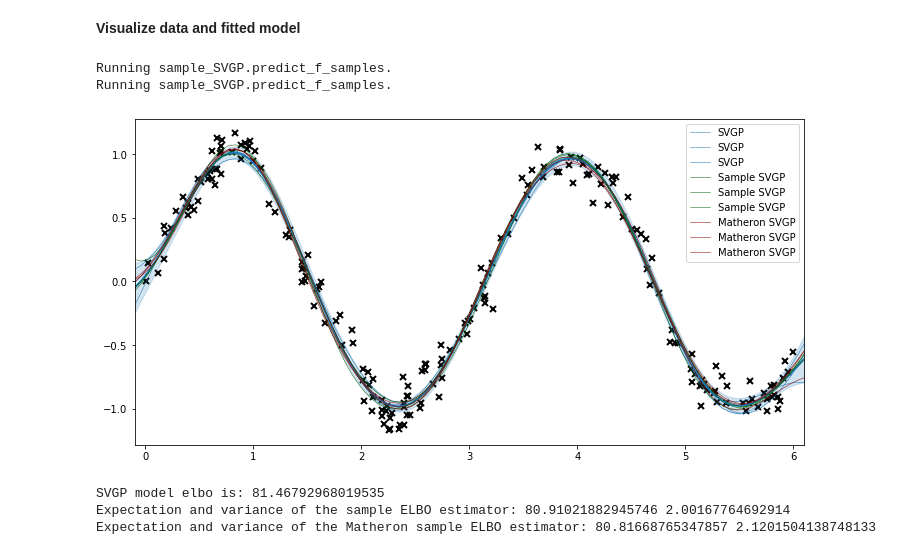
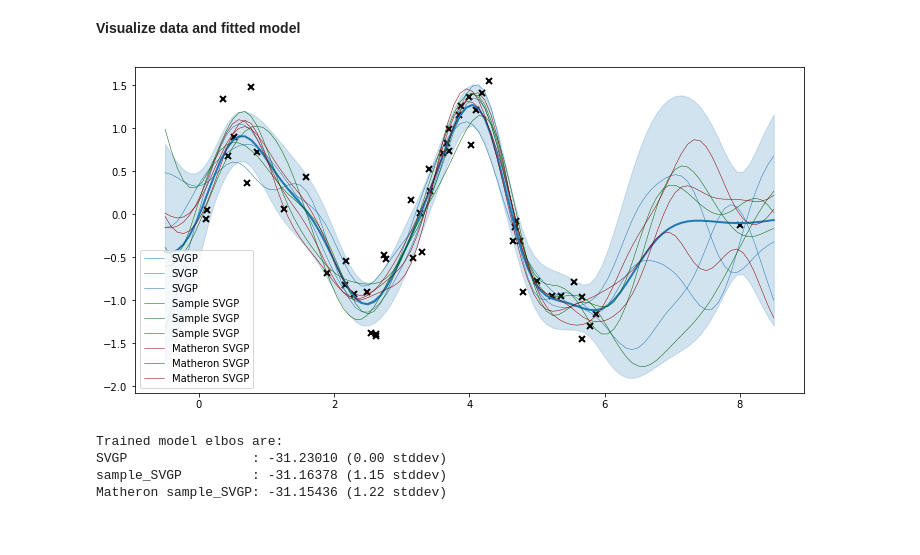
Before and after one commit to markvdw/invgp, a Jupyter notebook: notebooks/sample_SVGP_demo_1d_regression.ipynb, the cells around one changed output. Saved outputs shown, nothing was run; the diff lists cells and outputs as text; code cells hidden in the pictures.

```diff
--- a/notebooks/sample_SVGP_demo_1d_regression.ipynb
+++ b/notebooks/sample_SVGP_demo_1d_regression.ipynb
@@ -18,10 +17,10 @@ np.random.seed(0)
 # %% [markdown]
 __Generate 200 datapoints__
 # %%
-X = np.random.uniform(0, 6, 200)[:, None]
-Y = np.sin(2 * X) + 0.1 * np.cos(7 * X) + np.random.randn(*X.shape) * 0.1
+X = np.vstack((np.random.uniform(0, 6, 50)[:, None], 8))
+Y = np.sin(2 * X) + 0.1 * np.cos(7 * X) + np.random.randn(*X.shape) * 0.4
 train_dataset = tf.data.Dataset.from_tensor_slices((X, Y))
-train_dataset = train_dataset.shuffle(1024).batch(50)
+train_dataset = train_dataset.shuffle(1024).batch(len(X))
 train_iter = iter(train_dataset.repeat())
 # %% [markdown]
 __Initialize SVGP models__
@@ -51,0 +27,11 @@ Untrained model elbos are:
+# %%
+SVGP_model, sample_SVGP_model, matheron_sample_SVGP_model = [
+    m(
+        gpflow.kernels.SquaredExponential(),
+        gpflow.likelihoods.Gaussian(),
+        inducing_variable=X.copy(),
+        num_data=len(X),
+        **kw,
+    )
+    for m, kw in [(SVGP, {}), (sample_SVGP, {"matheron_sampler": False}), (sample_SVGP, {"matheron_sampler": True})]
+]
@@ -82,5 +87,2 @@ Step: 3499, Mini batch elbo: 76.65178344007441
 # %% [markdown]
 __Initialize sample SVGP models with fitted parameters from "regular" SVGP__
-# %%
-utils.initialize_with_trained_params(sample_SVGP_model, SVGP_model)
-utils.initialize_with_trained_params(matheron_sample_SVGP_model, SVGP_model)
@@ -88,51 +94,40 @@ utils.initialize_with_trained_params(matheron_sample_SVGP_model, SVGP_model)
 __Visualize data and fitted model__
 # %%
 # test points
-xx = np.linspace(-0.1, 6.1, 100).reshape(100, 1)
+xx = np.linspace(-0.5, 8.5, 100).reshape(100, 1)
 # predict mean and variance of latent GP at test points
 mean, var = SVGP_model.predict_f(xx)
 # generate 10 samples from posterior
 tf.random.set_seed(1)  # for reproducibility
 SVGP_samples = SVGP_model.predict_f_samples(xx, 3)
 sample_SVGP_samples = sample_SVGP_model.predict_f_samples(xx, 3)
 matheron_SVGP_samples = matheron_sample_SVGP_model.predict_f_samples(xx, 3)
 
 # plot
 plt.figure(figsize=(12, 6))
 plt.plot(X, Y, "kx", mew=2)
 plt.plot(xx, mean, "C0", lw=2)
 plt.fill_between(
     xx[:, 0],
     mean[:, 0] - 1.96 * np.sqrt(var[:, 0]),
     mean[:, 0] + 1.96 * np.sqrt(var[:, 0]),
     color="C0",
     alpha=0.2,)
 plt.plot(xx, SVGP_samples[:, :, 0].numpy().T, "C0", linewidth=0.5, label='SVGP')
 plt.plot(xx, sample_SVGP_samples[:, :, 0].numpy().T, "C0", linewidth=0.5, c='darkgreen', label='Sample SVGP')
 plt.plot(xx, matheron_SVGP_samples[:, :, 0].numpy().T, "C0", linewidth=0.5, c='darkred', label='Matheron SVGP')
 plt.legend()
-_ = plt.xlim(-0.1, 6.1)
+# _ = plt.xlim(-0.1, 6.1)
 plt.show()
 # %% [output]
-Running sample_SVGP.predict_f_samples.
-Running sample_SVGP.predict_f_samples.
-[figure, old version]
+[figure, new version]
-# %%
-#compare elbos
-SVGP_model_elbo = SVGP_model.elbo((X, Y))
-print('SVGP model elbo is:', SVGP_model_elbo.numpy())
-
-sample_SVGP_model_elbos = [sample_SVGP_model.elbo((X, Y)).numpy() for _ in range(10)]
-expected_sample_elbo = np.mean(sample_SVGP_model_elbos)
-var_sample_elbo = np.var(sample_SVGP_model_elbos)
-print('Expectation and variance of the sample ELBO estimator:', expected_sample_elbo, var_sample_elbo)
-np.testing.assert_allclose(SVGP_model_elbo, expected_sample_elbo, rtol=0.05, atol=0.0)
-
-matheron_sample_SVGP_model_elbos = [matheron_sample_SVGP_model.elbo((X, Y)).numpy() for _ in range(10)]
-expected_matheron_sample_elbo = np.mean(matheron_sample_SVGP_model_elbos)
-var_matheron_sample_elbo = np.var(matheron_sample_SVGP_model_elbos)
-print('Expectation and variance of the Matheron sample ELBO estimator:', expected_matheron_sample_elbo, var_matheron_sample_elbo)
-# %% [output]
-SVGP model elbo is: 81.46792968019535
-Expectation and variance of the sample ELBO estimator: 80.91021882945746 2.00167764692914
-Expectation and variance of the Matheron sample ELBO estimator: 80.81668765347857 2.1201504138748133
+# %%
+print('Trained model elbos are:')
+for n, m in [("SVGP", SVGP_model), ("sample_SVGP", sample_SVGP_model), ("Matheron sample_SVGP", matheron_sample_SVGP_model)]:
+    elbos = [m.elbo((X, Y)).numpy() for _ in range(300)]
+    print(f"{n: <20}: {np.mean(elbos):.5f} ({np.std(elbos):.2f} stddev)")
+# %% [output]
+Trained model elbos are:
+SVGP                : -31.23010 (0.00 stddev)
+sample_SVGP         : -31.16378 (1.15 stddev)
+Matheron sample_SVGP: -31.15436 (1.22 stddev)
```
Also changed, not shown: parts of 8 cells of this notebook, 9 other files.
